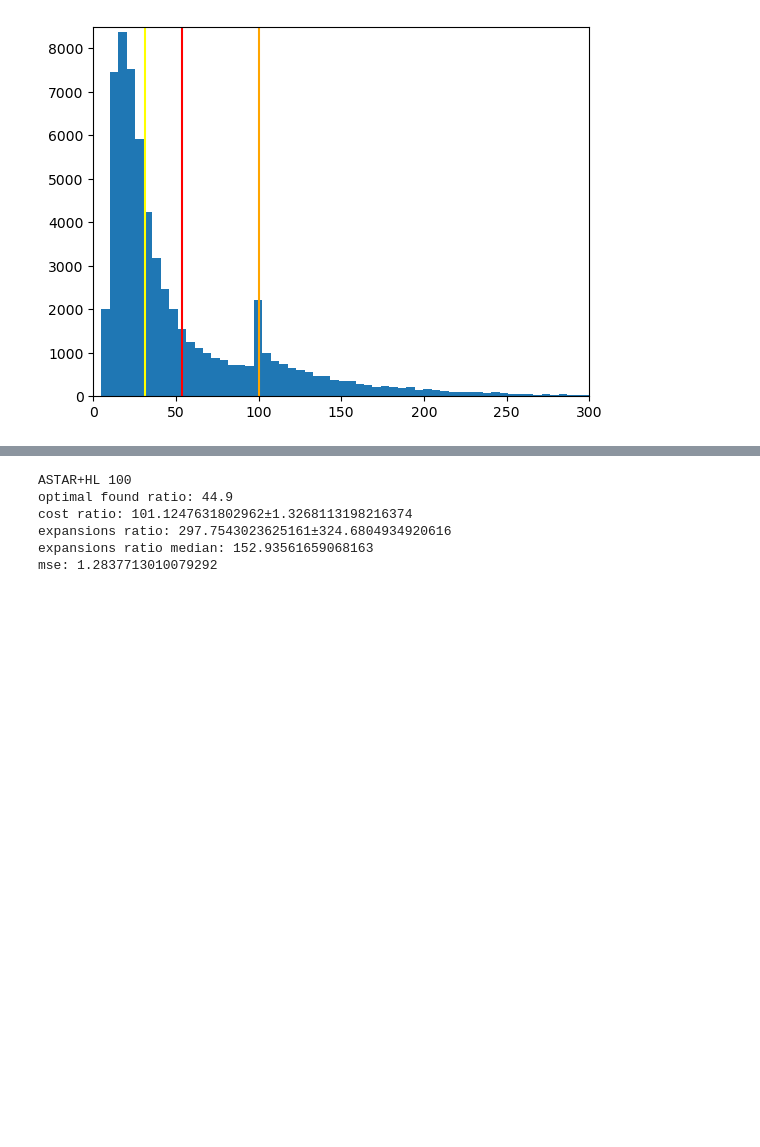
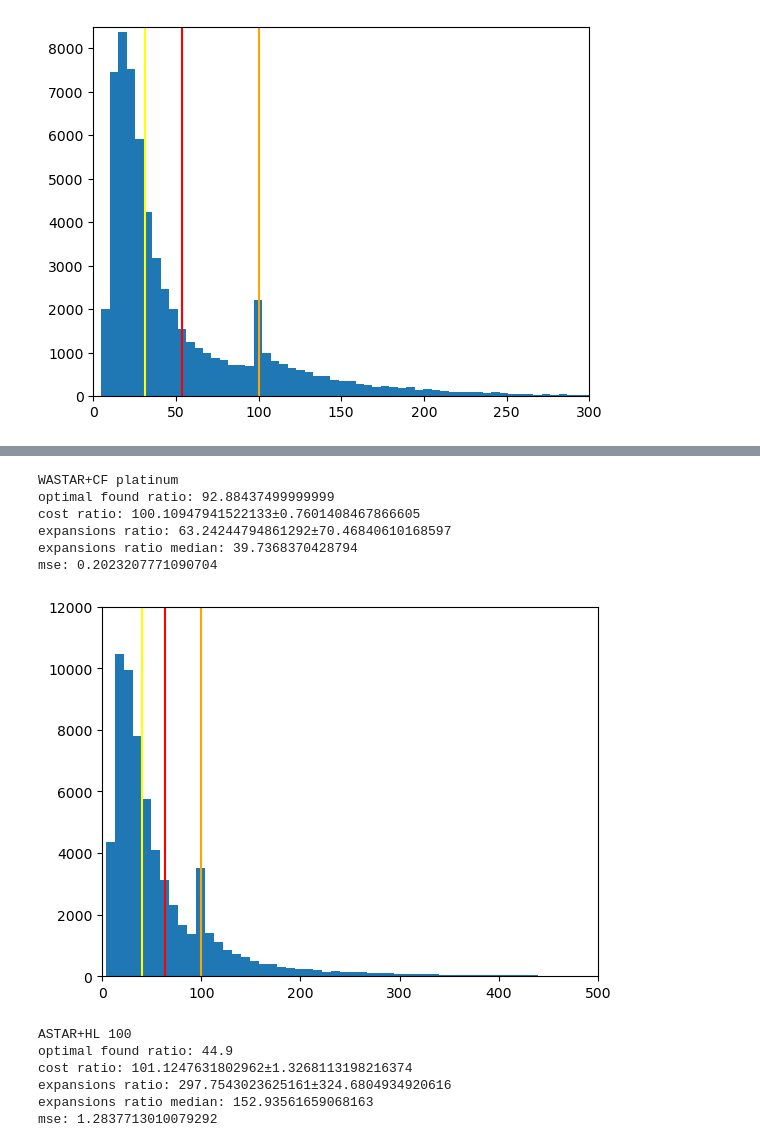
Before and after one commit to DrozdovDan/HS_HW_TransPath, a Jupyter notebook: Comparing.ipynb, the cells around one changed output, grey strips where cells are left out. Drawn from its saved outputs; the diff is of its cells as text; code cells hidden in the pictures; blank space fills up the shorter version.

```diff
--- a/Comparing.ipynb
+++ b/Comparing.ipynb
@@ -107,3 +142,35 @@ mse: 0.4328657727319268
+# %%
+optimal_found_ratio = (abs(cf_metrics['path_length'] - baseline['path_length']) < epsilon).mean() * 100
+cost_ratio = (cf_metrics['path_length'] / baseline['path_length']).mean() * 100
+cost_ratio_std = (cf_metrics['path_length'] / baseline['path_length']).std() * 100
+expansions_ratio = (cf_metrics['expanded_nodes_num'] / baseline['expanded_nodes_num']).mean() * 100
+expansions_ratio_std = (cf_metrics['expanded_nodes_num'] / baseline['expanded_nodes_num']).std() * 100
+expansions_ratio_median = (cf_metrics['expanded_nodes_num'] / baseline['expanded_nodes_num']).median() * 100
+mse = ((cf_metrics['path_length'] - baseline['path_length']) ** 2).mean()
+# %%
+print('WASTAR+CF platinum')
+print(f'optimal found ratio: {optimal_found_ratio}')
+print(f'cost ratio: {cost_ratio}' + u"\u00B1" + str(cost_ratio_std))
+print(f'expansions ratio: {expansions_ratio}' + u"\u00B1" + str(expansions_ratio_std))
+print(f'expansions ratio median: {expansions_ratio_median}')
+print(f'mse: {mse}')
+ylim = 12000
+xlim = 500
+plt.hist(cf_metrics['expanded_nodes_num'] / baseline['expanded_nodes_num'] * 100, bins=100)
+plt.plot([100, 100], [0, ylim], c='orange')
+plt.plot([expansions_ratio, expansions_ratio], [0, ylim], c='red')
+plt.plot([expansions_ratio_median, expansions_ratio_median], [0, ylim], c='yellow')
+plt.xlim(0, xlim)
+plt.ylim(0, ylim)
+plt.show()
+# %% [output]
+WASTAR+CF platinum
+optimal found ratio: 92.88437499999999
+cost ratio: 100.10947941522133±0.7601408467866605
+expansions ratio: 63.24244794861292±70.46840610168597
+expansions ratio median: 39.7368370428794
+mse: 0.2023207771090704
+[figure, added]
 # %%
 hl_metrics = pd.read_csv('./vanilla_100_astar_hl_data.csv')
 cf_metrics = pd.read_csv('./vanilla_100_wastar_cf_data.csv')
```
Also changed, not shown: parts of 3 cells of this notebook, 12 other files.
